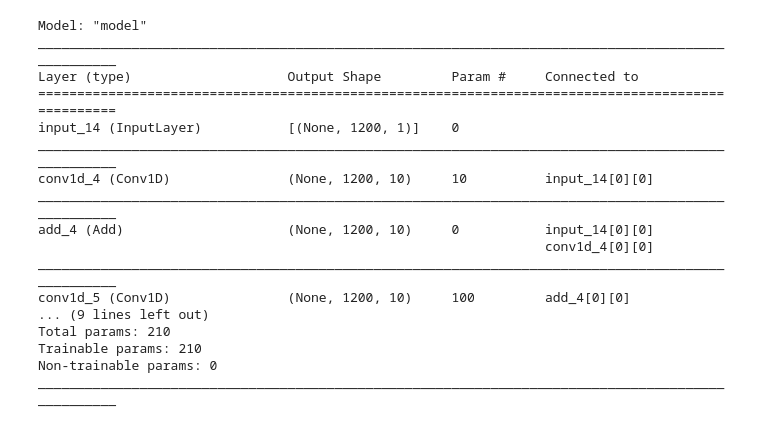
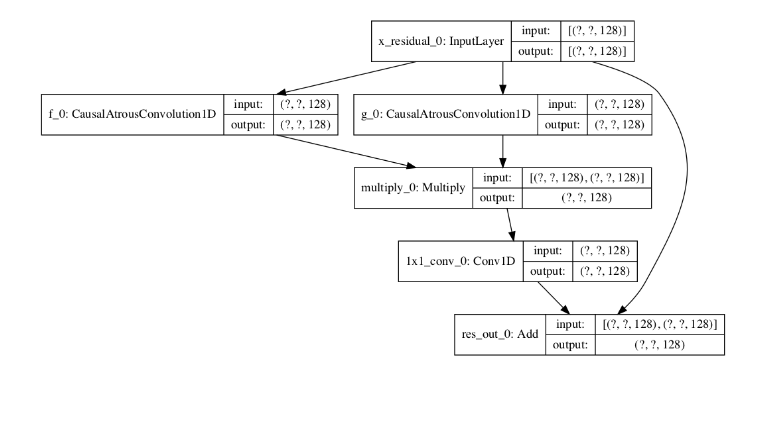
Before and after one commit to yebiny/Songbird-clusturing, a Jupyter notebook: 2-Train/waveTest.ipynb, the cells around one changed output. Saved outputs shown, nothing was run; the diff lists cells and outputs as text; code cells hidden in the pictures; blank space fills up the shorter version.

```diff
--- a/2-Train/waveTest.ipynb
+++ b/2-Train/waveTest.ipynb
@@ -60,53 +71,3 @@ class CausalAtrousConvolution1D(Conv1D):
         if self.causal:
             x = asymmetric_temporal_padding(x, self.dilation_rate[0] * (self.kernel_size[0] - 1), 0)
         return super(CausalAtrousConvolution1D, self).call(x)
-# %%
-def residual_block(x, nb_filters, i, res_l2=0, use_bias=False):
-    x_org=x
-    f = CausalAtrousConvolution1D(nb_filters, 2, dilation_rate=2 ** i,
-                                  padding='valid', causal=True, use_bias=use_bias,
-                                  name='dilated_conv_%d_tanh' % (2 ** i),
-                                  activation='tanh',
-                                  kernel_regularizer=l2(res_l2))(x)
-
-    g = CausalAtrousConvolution1D(nb_filters, 2, dilation_rate=2 ** i,
-                                  padding='valid', causal=True, use_bias=use_bias,
-                                  name='dilated_conv_%d_sigmoid' % (2 ** i),
-                                  activation='sigmoid',
-                                  kernel_regularizer=l2(res_l2))(x)
-
-    z = layers.Multiply()([f,g])
-    z = layers.Convolution1D(nb_filters, 1,
-                             padding='same',
-                             use_bias=use_bias,
-                             kernel_regularizer=l2(res_l2))(x)
-
-    y = layers.Add()([x_org, z])
-
-    return z, y
-# %%
-x = layers.Input(shape=(1200,1))
-z1, y1 = residual_block(x, 10, 1)
-z2, y2 = residual_block(y1, 10, 2)
-z3, y3 = residual_block(y2,10, 4)
-model = models.Model(x, y3)
-# %%
-model.summary()
-# %% [output]
-Model: "model"
-__________________________________________________________________________________________________
-Layer (type)                    Output Shape         Param #     Connected to
-==================================================================================================
-input_14 (InputLayer)           [(None, 1200, 1)]    0
-__________________________________________________________________________________________________
-conv1d_4 (Conv1D)               (None, 1200, 10)     10          input_14[0][0]
-__________________________________________________________________________________________________
-add_4 (Add)                     (None, 1200, 10)     0           input_14[0][0]
-                                                                 conv1d_4[0][0]
-__________________________________________________________________________________________________
-conv1d_5 (Conv1D)               (None, 1200, 10)     100         add_4[0][0]
-... (9 lines left out)
-Total params: 210
-Trainable params: 210
-Non-trainable params: 0
-__________________________________________________________________________________________________
@@ -112,0 +199,10 @@ ________________________________________________________________________________
+# %%
+wavenet = WaveNet(x_shape=(None,1),
+                  n_filters=128,
+                  n_categories=10,
+                  n_residual_blocks=4,
+                  mode='c')
+# %%
+plot_model(wavenet.blocks[0], show_shapes=True)
+# %% [output]
+[figure, added]
```
Also changed, not shown: parts of 6 cells of this notebook, 1 other file.
